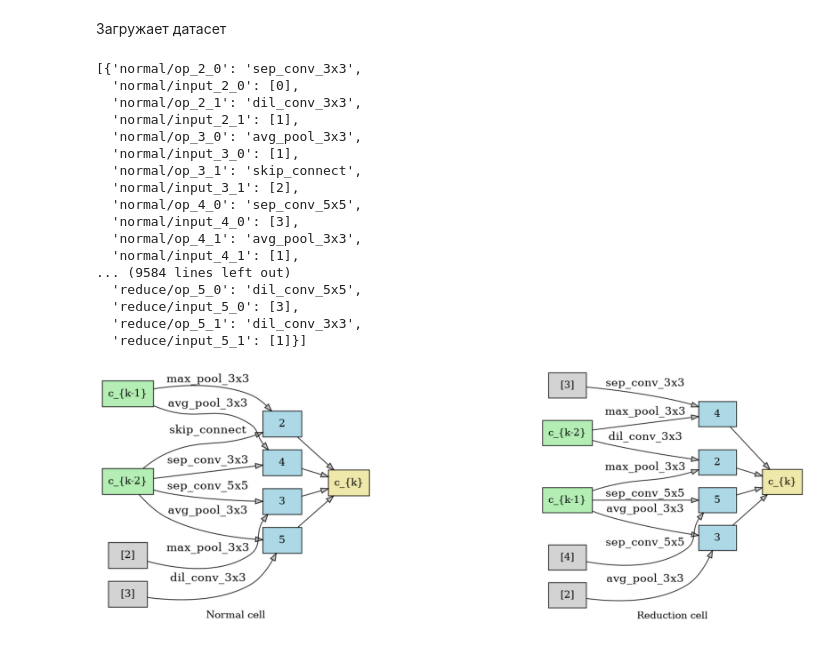
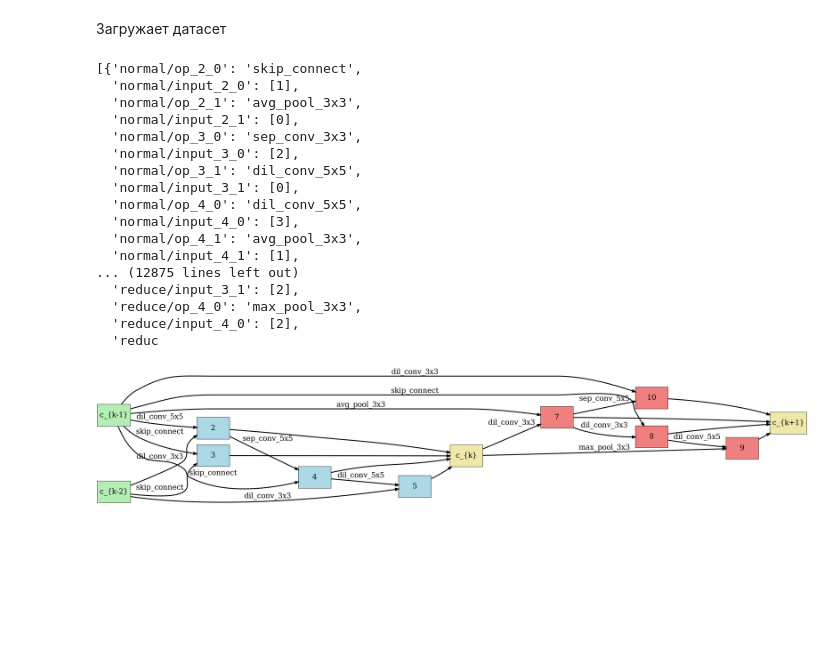
Before and after one commit to intsystems/predicator-function-for-neural-networks, a Jupyter notebook: code/data_generator.ipynb, the cells around one changed output. Saved outputs shown, nothing was run; the diff lists cells and outputs as text; code cells hidden in the pictures; blank space fills up the shorter version.

```diff
--- a/code/data_generator.ipynb
+++ b/code/data_generator.ipynb
@@ -13,5 +15,5 @@ import os
 # %%
-N_MODELS = 300 #количество сгенерированных моделей
+N_MODELS = 20000 #количество сгенерированных моделей
 
 DARTS_OPS = [
         # 'none',
@@ -137,10 +139,12 @@ plot_cells(arch_dict, ['normal', 'reduce'])
 # %% [markdown]
 Создание архитектур.
 # %%
-os.makedirs('dataset', exist_ok=True)
+save_directory = 'dataset'
+
+os.makedirs(save_directory, exist_ok=True)
 
 arch_dicts = []
-for _ in range(N_MODELS):
+for _ in tqdm(range(N_MODELS)):
     normal_cell = generate_cells(5, name='normal')
     reduction_cell = generate_cells(5, name='reduce')
     arch_dict = {**normal_cell, **reduction_cell}
@@ -161,26 +165,22 @@ def load_arch_dicts(json_path):
 arch_dict = load_arch_dicts('dataset/arch_dicts.json')
 arch_dict
 # %% [output]
-[{'normal/op_2_0': 'sep_conv_3x3',
-  'normal/input_2_0': [0],
-  'normal/op_2_1': 'dil_conv_3x3',
-  'normal/input_2_1': [1],
-  'normal/op_3_0': 'avg_pool_3x3',
-  'normal/input_3_0': [1],
-  'normal/op_3_1': 'skip_connect',
-  'normal/input_3_1': [2],
-  'normal/op_4_0': 'sep_conv_5x5',
+[{'normal/op_2_0': 'skip_connect',
+  'normal/input_2_0': [1],
+  'normal/op_2_1': 'avg_pool_3x3',
+  'normal/input_2_1': [0],
+  'normal/op_3_0': 'sep_conv_3x3',
+  'normal/input_3_0': [2],
+  'normal/op_3_1': 'dil_conv_5x5',
+  'normal/input_3_1': [0],
+  'normal/op_4_0': 'dil_conv_5x5',
   'normal/input_4_0': [3],
   'normal/op_4_1': 'avg_pool_3x3',
   'normal/input_4_1': [1],
-... (9584 lines left out)
-  'reduce/op_5_0': 'dil_conv_5x5',
-  'reduce/input_5_0': [3],
-  'reduce/op_5_1': 'dil_conv_3x3',
-  'reduce/input_5_1': [1]}]
+... (12875 lines left out)
+  'reduce/input_3_1': [2],
+  'reduce/op_4_0': 'max_pool_3x3',
+  'reduce/input_4_0': [2],
+  'reduc
 # %%
-tmp_dict = load_arch_dicts("second_dataset/sample_00000.json")["architecture"]
+tmp_dict = load_arch_dicts("third_dataset/sample_0000.json")["architecture"]
-# %%
-plot_cells(tmp_dict, ['normal', 'reduce'])
-# %% [output]
-[figure, removed]
@@ -186,0 +261,4 @@ plot_cells(tmp_dict, ['normal', 'reduce'])
+# %%
+plot_combined_cells(tmp_dict)
+# %% [output]
+[figure, added]
```
Also changed, not shown: parts of 3 cells of this notebook, 15 other files.
